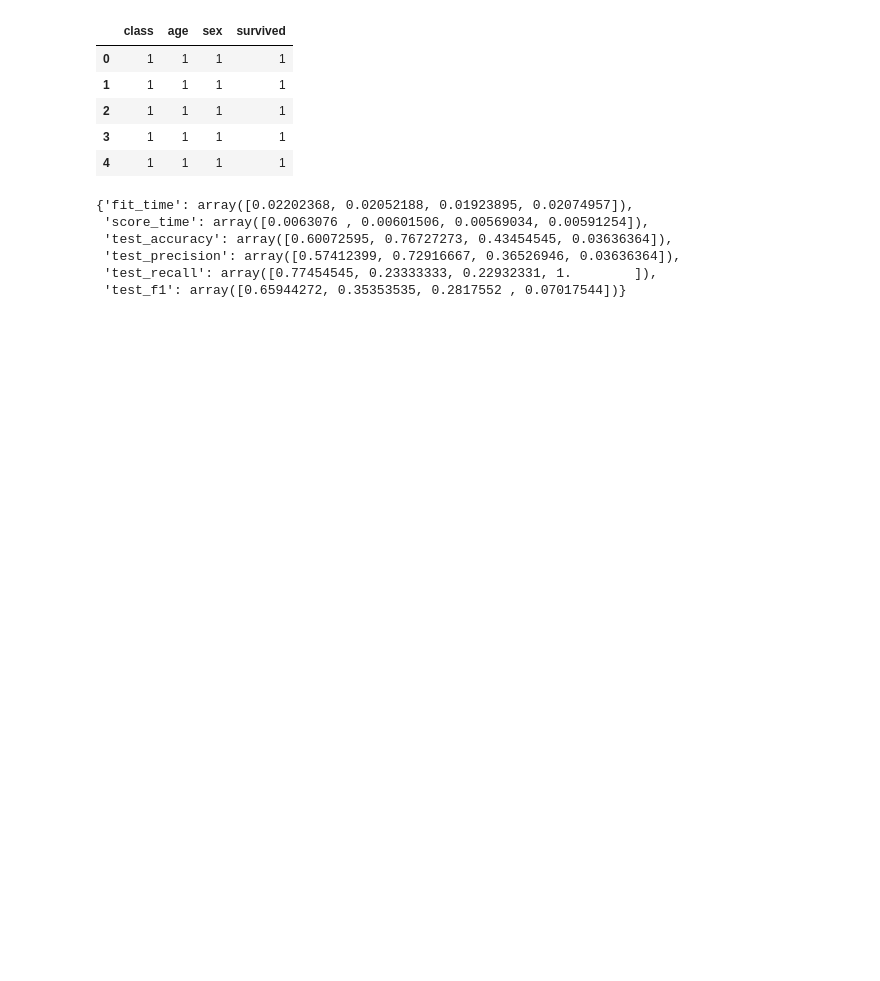
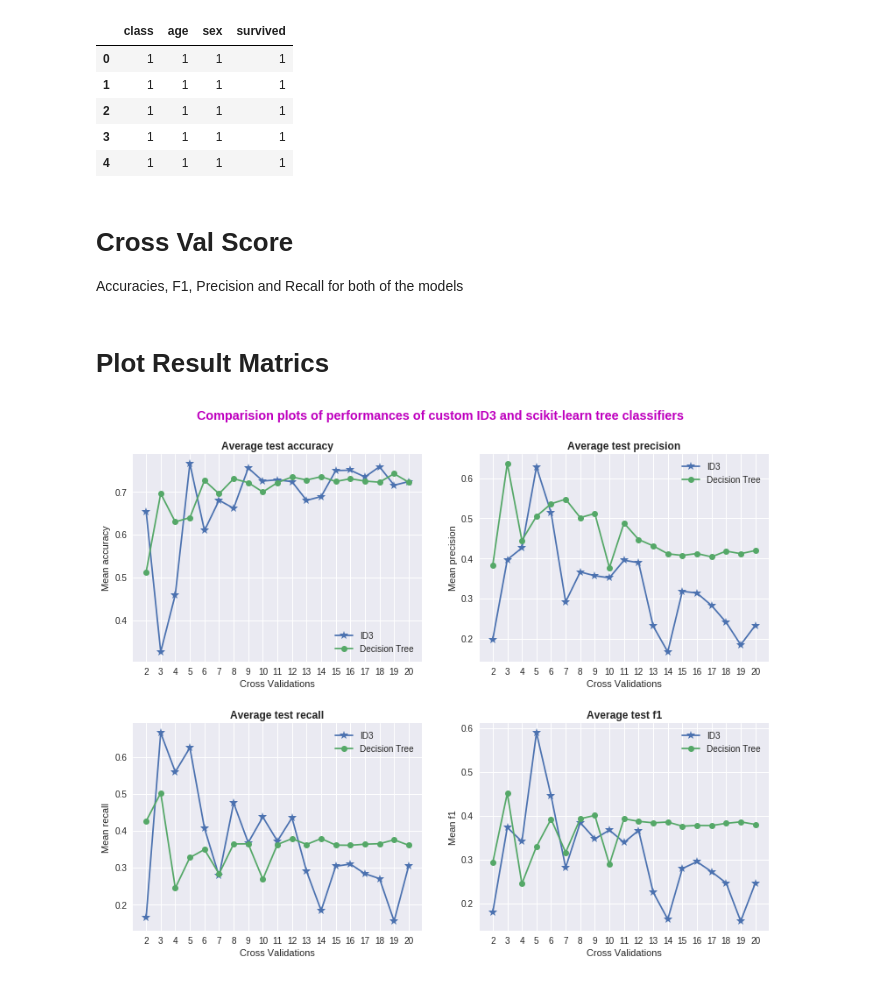
Before and after one commit to deshwalmahesh/Iterative-Dichotomiser-3, a Jupyter notebook: Solution.ipynb, the cells around one changed output. Cells and saved outputs as stored; diff of their text form; code cells hidden in the pictures; blank space fills up the shorter version.

```diff
--- a/Solution.ipynb
+++ b/Solution.ipynb
@@ -18,13 +29,47 @@ cols = ['class','age','sex']
 df['survived'] = df['survived'].apply(lambda x: False if x==0 else True)
 X = df.loc[:,cols].values
 y = df['survived'].ravel()
-# %%
-from sklearn.model_selection import cross_val_score,cross_validate
-cross_validate(ID3(cols),X,y,cv=4,scoring=['accuracy','precision','recall','f1'])
-# %% [output]
-{'fit_time': array([0.02202368, 0.02052188, 0.01923895, 0.02074957]),
- 'score_time': array([0.0063076 , 0.00601506, 0.00569034, 0.00591254]),
- 'test_accuracy': array([0.60072595, 0.76727273, 0.43454545, 0.03636364]),
- 'test_precision': array([0.57412399, 0.72916667, 0.36526946, 0.03636364]),
- 'test_recall': array([0.77454545, 0.23333333, 0.22932331, 1.        ]),
- 'test_f1': array([0.65944272, 0.35353535, 0.2817552 , 0.07017544])}
+# %% [markdown]
+# Cross Val Score
+Accuracies, F1, Precision and Recall for both of the models
+# %%
+CV = range(2,21)
+id_mat = {'test_accuracy':[],'test_precision':[],'test_recall':[],'test_f1':[]} # store the results
+d_tree_mat = {'test_accuracy':[],'test_precision':[],'test_recall':[],'test_f1':[]}
+keys = list(id_mat.keys())
+
+for cv in CV:
+    id3_scores = cross_validate(ID3(cols),X,y,cv=cv,scoring=['accuracy','precision','recall','f1'])
+    # cross validation
+
+
+    d_tree_scores = cross_validate(DecisionTreeClassifier(),X,y,cv=cv,
+                               scoring=['accuracy','precision','recall','f1'])
+
+    for key in keys:
+        id_mat[key].append(id3_scores[key].mean()) # store mean results
+
+        d_tree_mat[key].append(d_tree_scores[key].mean())
+# %% [markdown]
+# Plot Result Matrics
+# %%
+f,ax = plt.subplots(2,2,figsize=(13,10)) # 4 subplots
+ax = ax.ravel() # flatten the array
+
+f.suptitle('Comparision plots of performances of custom ID3 and scikit-learn tree classifiers',
+           size='x-large',weight='bold',color='m',y=0.95) # super title
+
+for i in range(4):
+    ax[i].plot(CV,id_mat[keys[i]],
+               label='ID3',marker='*',markersize=11) # id3 plot
+    ax[i].plot(CV,d_tree_mat[keys[i]],label='Decision Tree',marker='o')
+    ax[i].set_title('Average '+keys[i].replace('_',' '),weight='bold')
+    ax[i].set_xlabel('Cross Validations')
+    ax[i].set_ylabel('Mean '+keys[i].split('_')[1])
+    ax[i].set_xticks(CV) # set the x ticks as the CV values
+    ax[i].legend() # plot legends
+
+plt.subplots_adjust(hspace=0.3) # increase the height space
+plt.savefig('id3 vs DecisionTree.png')
+# %% [output]
+[figure, added]
```
Also changed, not shown: parts of 10 cells of this notebook, 4 other files.
